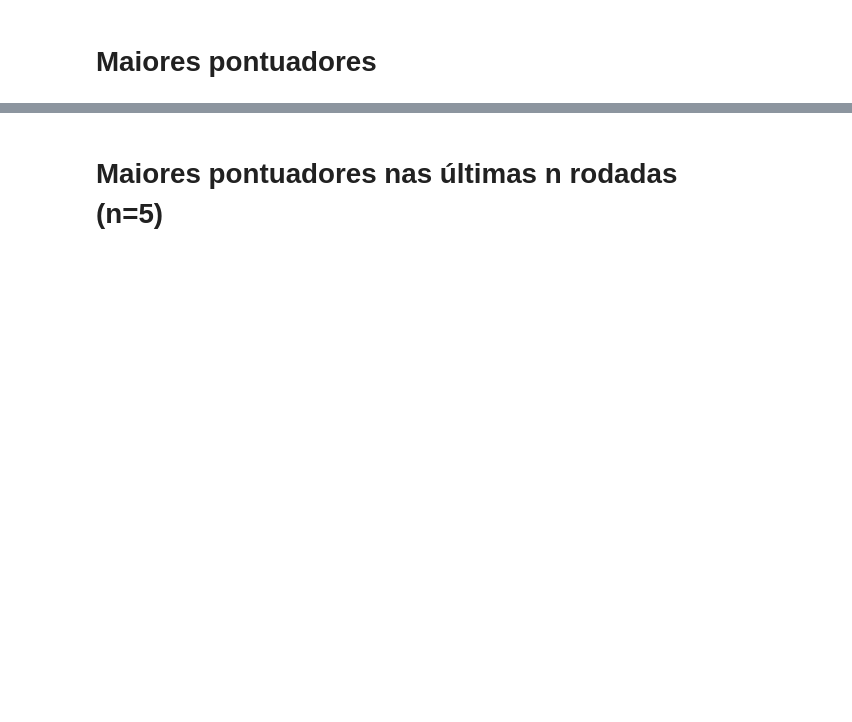
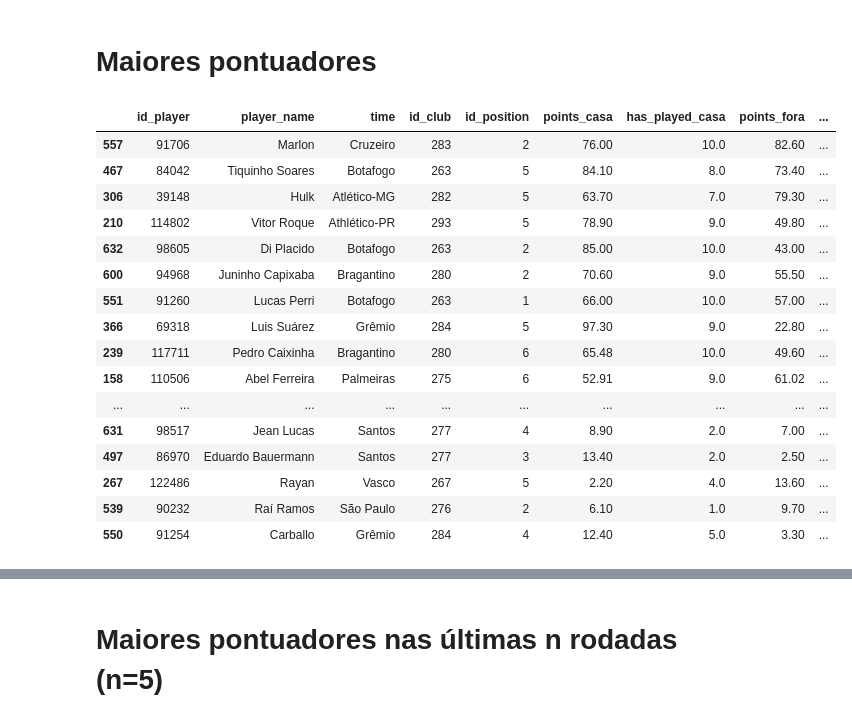
Before and after one commit to eleflow/estudo_cartola, a Jupyter notebook: notebooks/analises.ipynb, the cells around one changed output, grey strips where cells are left out. Saved outputs shown, nothing was run; the diff lists cells and outputs as text; code cells hidden in the pictures; blank space fills up the shorter version.

```diff
--- a/notebooks/analises.ipynb
+++ b/notebooks/analises.ipynb
@@ -430,5 +435,25 @@ df_cedidos[
 # %% [markdown]
 # Maiores pontuadores
+# %%
+df_pontuacao.sort_values(by='total_pontos', ascending=False)
+# %% [output]
+|  | id_player | player_name | time | id_club | id_position | points_casa | has_played_casa | points_fora | ... |
+| 557 | 91706 | Marlon | Cruzeiro | 283 | 2 | 76.00 | 10.0 | 82.60 | ... |
+| 467 | 84042 | Tiquinho Soares | Botafogo | 263 | 5 | 84.10 | 8.0 | 73.40 | ... |
+| 306 | 39148 | Hulk | Atlético-MG | 282 | 5 | 63.70 | 7.0 | 79.30 | ... |
+| 210 | 114802 | Vitor Roque | Athlético-PR | 293 | 5 | 78.90 | 9.0 | 49.80 | ... |
+| 632 | 98605 | Di Placido | Botafogo | 263 | 2 | 85.00 | 10.0 | 43.00 | ... |
+| 600 | 94968 | Juninho Capixaba | Bragantino | 280 | 2 | 70.60 | 9.0 | 55.50 | ... |
+| 551 | 91260 | Lucas Perri | Botafogo | 263 | 1 | 66.00 | 10.0 | 57.00 | ... |
+| 366 | 69318 | Luis Suárez | Grêmio | 284 | 5 | 97.30 | 9.0 | 22.80 | ... |
+| 239 | 117711 | Pedro Caixinha | Bragantino | 280 | 6 | 65.48 | 10.0 | 49.60 | ... |
+| 158 | 110506 | Abel Ferreira | Palmeiras | 275 | 6 | 52.91 | 9.0 | 61.02 | ... |
+| ... | ... | ... | ... | ... | ... | ... | ... | ... | ... |
+| 631 | 98517 | Jean Lucas | Santos | 277 | 4 | 8.90 | 2.0 | 7.00 | ... |
+| 497 | 86970 | Eduardo Bauermann | Santos | 277 | 3 | 13.40 | 2.0 | 2.50 | ... |
+| 267 | 122486 | Rayan | Vasco | 267 | 5 | 2.20 | 4.0 | 13.60 | ... |
+| 539 | 90232 | Raí Ramos | São Paulo | 276 | 2 | 6.10 | 1.0 | 9.70 | ... |
+| 550 | 91254 | Carballo | Grêmio | 284 | 4 | 12.40 | 5.0 | 3.30 | ... |
 # %%
 df_pontuacao['media_geral']=df_pontuacao['total_pontos']/df_pontuacao['total_jogos']
 df_pontuacao['media_casa']=df_pontuacao['points_casa']/df_pontuacao['has_played_casa']
```
Also changed, not shown: parts of 79 cells of this notebook, 8 other files.
